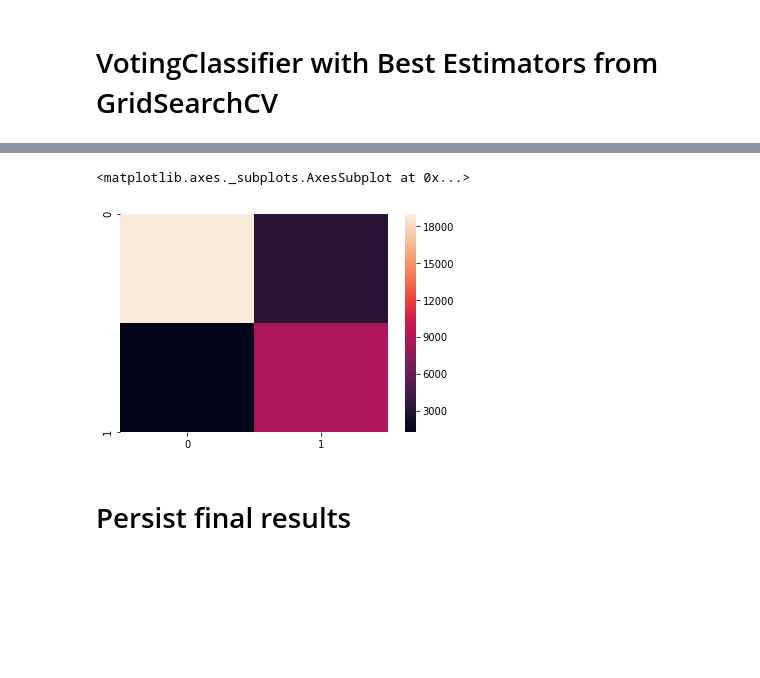
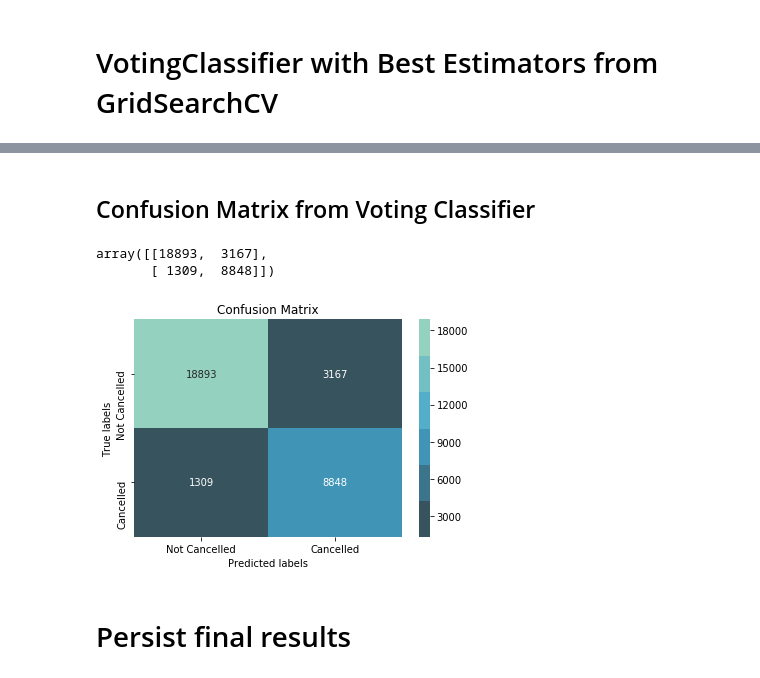
Before and after one commit to sandeepborkartech/ML_HotelPricing, a Jupyter notebook: ML_TEAM_4_Hotel_Model_Analysis_classification.ipynb, the cells around one changed output, grey strips where cells are left out. Cells and saved outputs as stored; diff of their text form; code cells hidden in the pictures; blank space fills up the shorter version.

Commit message:
Added missing number display on confusion matrix

```diff
--- a/ML_TEAM_4_Hotel_Model_Analysis_classification.ipynb
+++ b/ML_TEAM_4_Hotel_Model_Analysis_classification.ipynb
@@ -237,9 +226,24 @@ roc_auc_score : 0.8371900237068777
 # %%
 conmat = confusion_matrix(y_pred,y_test_clf)
-# %%
-sns.heatmap(conmat)
-# %% [output]
-<matplotlib.axes._subplots.AxesSubplot at 0x...>
-[figure, removed]
+# %% [markdown]
+## Confusion Matrix from Voting Classifier
+# %%
+conmat
+# %% [output]
+array([[18893,  3167],
+       [ 1309,  8848]])
+# %%
+axCM= plt.subplot()
+cmap = sns.color_palette("GnBu_d")
+sns.heatmap(conmat, annot=True, ax = axCM, fmt='g', cmap=cmap); #annot=True to annotate cells
+
+# labels, title and ticks
+axCM.set_xlabel('Predicted labels');axCM.set_ylabel('True labels');
+bottom, top = axCM.get_ylim()
+axCM.set_ylim(bottom+0.5, top-0.5)
+axCM.set_title('Confusion Matrix');
+axCM.xaxis.set_ticklabels(['Not Cancelled', 'Cancelled']); axCM.yaxis.set_ticklabels(['Not Cancelled', 'Cancelled']);
+# %% [output]
+[figure, added]
 # %% [markdown]
 # Persist final results
```
Also changed, not shown: parts of 10 cells of this notebook, 2 other files.
